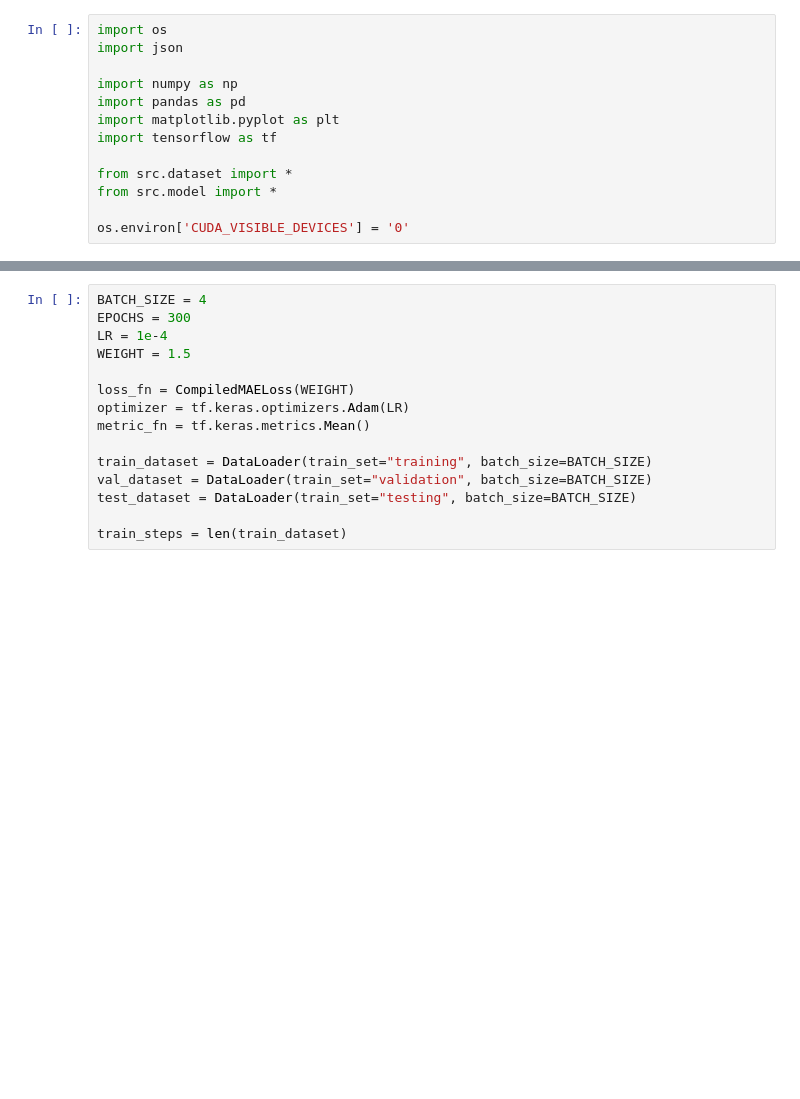
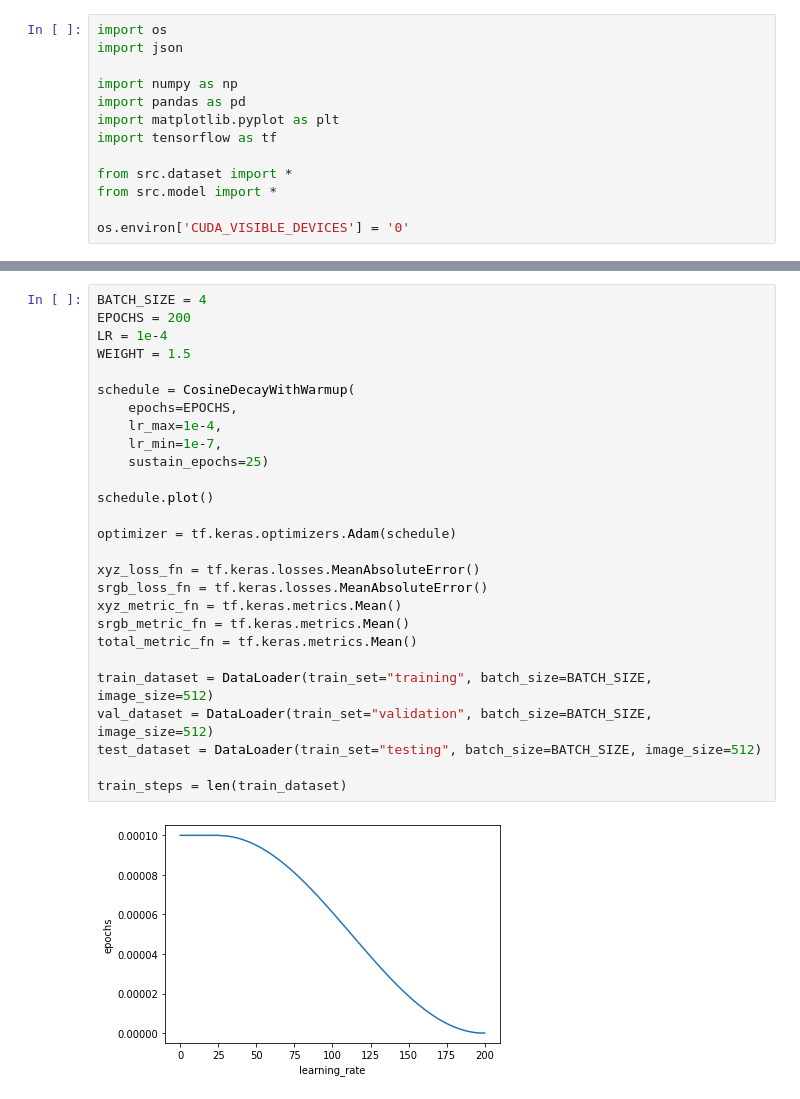
Before and after one commit to syalabi-seet/XYZNetCustom, a Jupyter notebook: train.ipynb, the cells around one changed output, grey strips where cells are left out. Cells and saved outputs as stored; diff of their text form; blank space fills up the shorter version.

```diff
--- a/train.ipynb
+++ b/train.ipynb
@@ -45,18 +45,32 @@ Your kernel may have been built without NUMA support.
 # %%
 BATCH_SIZE = 4
-EPOCHS = 300
+EPOCHS = 200
 LR = 1e-4
 WEIGHT = 1.5
 
-loss_fn = CompiledMAELoss(WEIGHT)
-optimizer = tf.keras.optimizers.Adam(LR)
-metric_fn = tf.keras.metrics.Mean()
+schedule = CosineDecayWithWarmup(
+    epochs=EPOCHS,
+    lr_max=1e-4,
+    lr_min=1e-7,
+    sustain_epochs=25)
 
-train_dataset = DataLoader(train_set="training", batch_size=BATCH_SIZE)
-val_dataset = DataLoader(train_set="validation", batch_size=BATCH_SIZE)
-test_dataset = DataLoader(train_set="testing", batch_size=BATCH_SIZE)
+schedule.plot()
+
+optimizer = tf.keras.optimizers.Adam(schedule)
+
+xyz_loss_fn = tf.keras.losses.MeanAbsoluteError()
+srgb_loss_fn = tf.keras.losses.MeanAbsoluteError()
+xyz_metric_fn = tf.keras.metrics.Mean()
+srgb_metric_fn = tf.keras.metrics.Mean()
+total_metric_fn = tf.keras.metrics.Mean()
+
+train_dataset = DataLoader(train_set="training", batch_size=BATCH_SIZE, image_size=512)
+val_dataset = DataLoader(train_set="validation", batch_size=BATCH_SIZE, image_size=512)
+test_dataset = DataLoader(train_set="testing", batch_size=BATCH_SIZE, image_size=512)
 
 train_steps = len(train_dataset)
+# %% [output]
+[figure, added]
 # %%
 history_path = "history/history.json"
 if os.path.exists(history_path):
```
Also changed, not shown: parts of 9 cells of this notebook, 8 other files.
